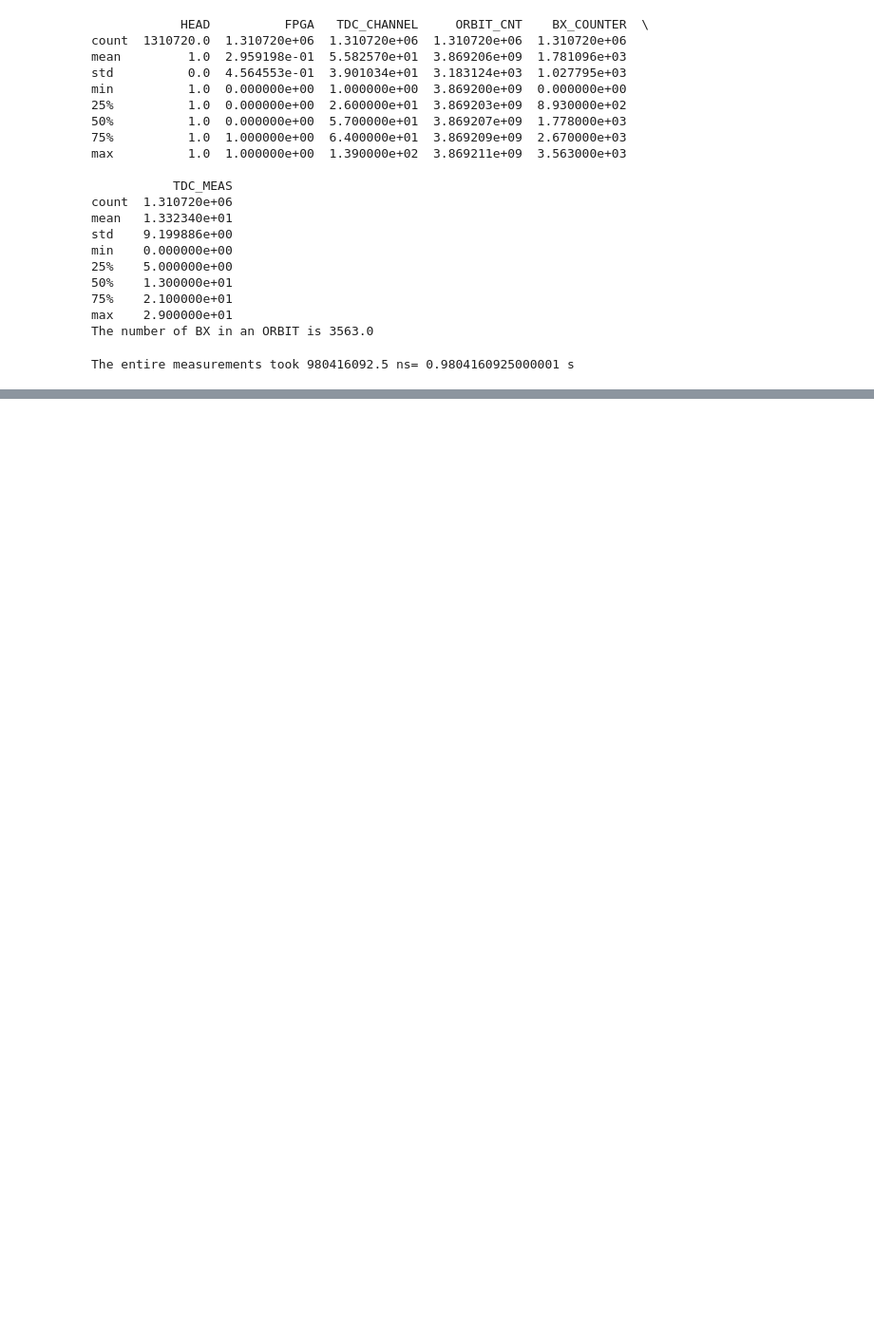
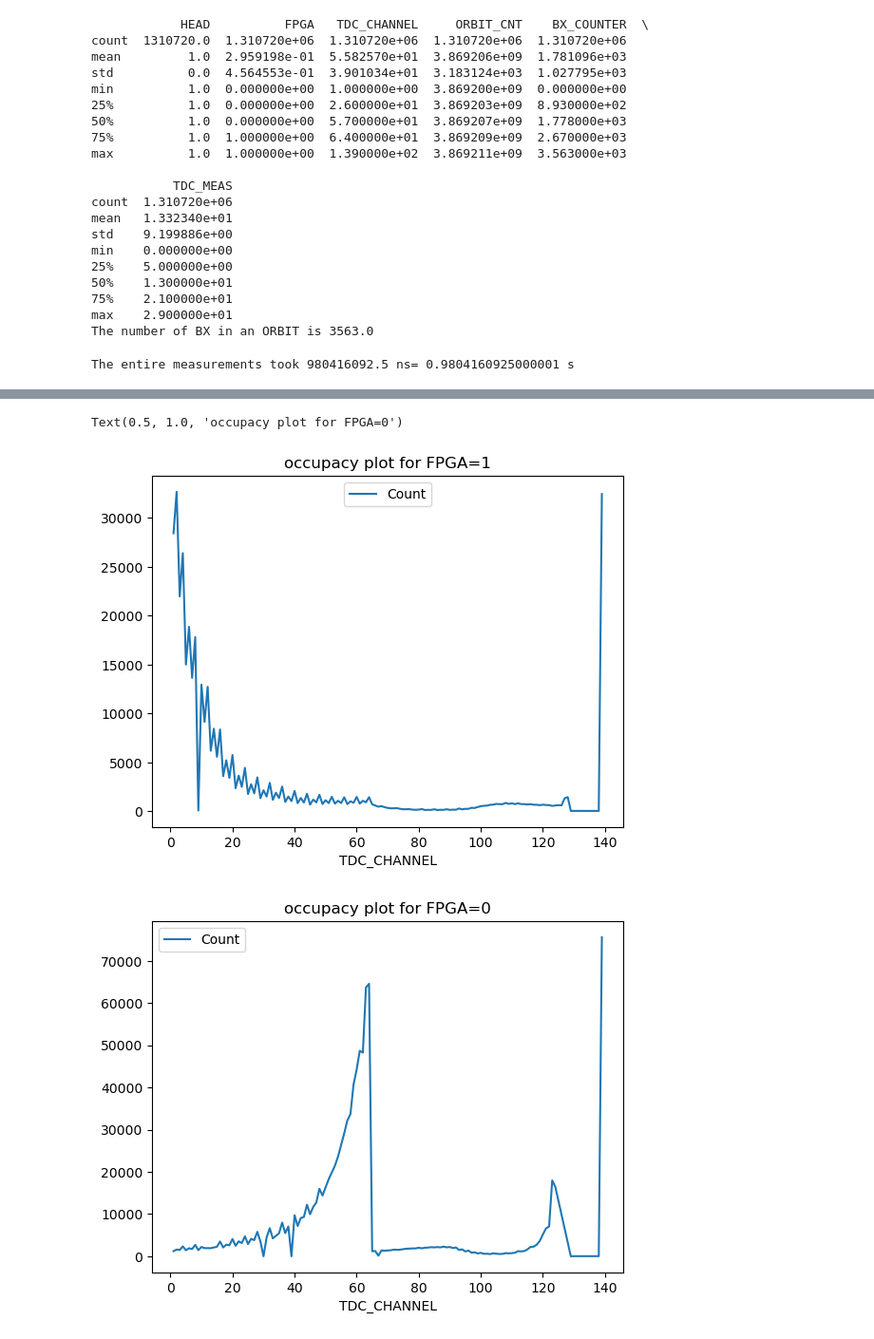
Before and after one commit to roberta-rampello/LaboratoryOfComputationalPhysics_Y9, a Jupyter notebook: 06ex_Pandas.ipynb, the cells around one changed output, grey strips where cells are left out. Shown at 95% size. Cells and saved outputs as stored; diff of their text form; code cells hidden in the pictures; blank space fills up the shorter version.

```diff
--- a/06ex_Pandas.ipynb
+++ b/06ex_Pandas.ipynb
@@ -118,0 +118,4 @@ print(df)
+# %%
+#exercise5. Replace the values (all 1) of the HEAD column randomly with 0 or 1.
+df.loc[:, "HEAD"] = [rd.randint(0, 1) for i in range(len(df))]
+print(df)
@@ -118,0 +163,33 @@ print(df)
+# %%
+#exercise7. Make two occupancy plots (one for each FPGA), i.e. plot the number of counts per TDC channel
+
+#occupacy plot for FPGA=1
+FPGA_df=df[df["FPGA"]==1]
+
+FPGA_df=FPGA_df.sort_values(by="TDC_CHANNEL")
+def channel_aggregation(group):
+    return pd.Series({'Count': group['TDC_CHANNEL'].count()})
+result = FPGA_df.groupby('TDC_CHANNEL').apply(channel_aggregation)
+#print(result)
+#print(result["Count"])
+#print(result.index)
+
+import matplotlib.pyplot as plt
+result.plot(); plt.legend(); plt.title('occupacy plot for FPGA=1')
+
+####
+
+#occupacy plot for FPGA=0
+
+nFPGA_df=df[df["FPGA"]==0]
+
+nFPGA_df=nFPGA_df.sort_values(by="TDC_CHANNEL")
+result = nFPGA_df.groupby('TDC_CHANNEL').apply(channel_aggregation)
+
+import matplotlib.pyplot as plt
+result.plot(); plt.legend(); plt.title('occupacy plot for FPGA=0')
+#print(not_FPGA_df)
+# %% [output]
+Text(0.5, 1.0, 'occupacy plot for FPGA=0')
+[figure, added]
+[figure, added]
```
Also changed, not shown: parts of 8 cells of this notebook, 1 other file.
